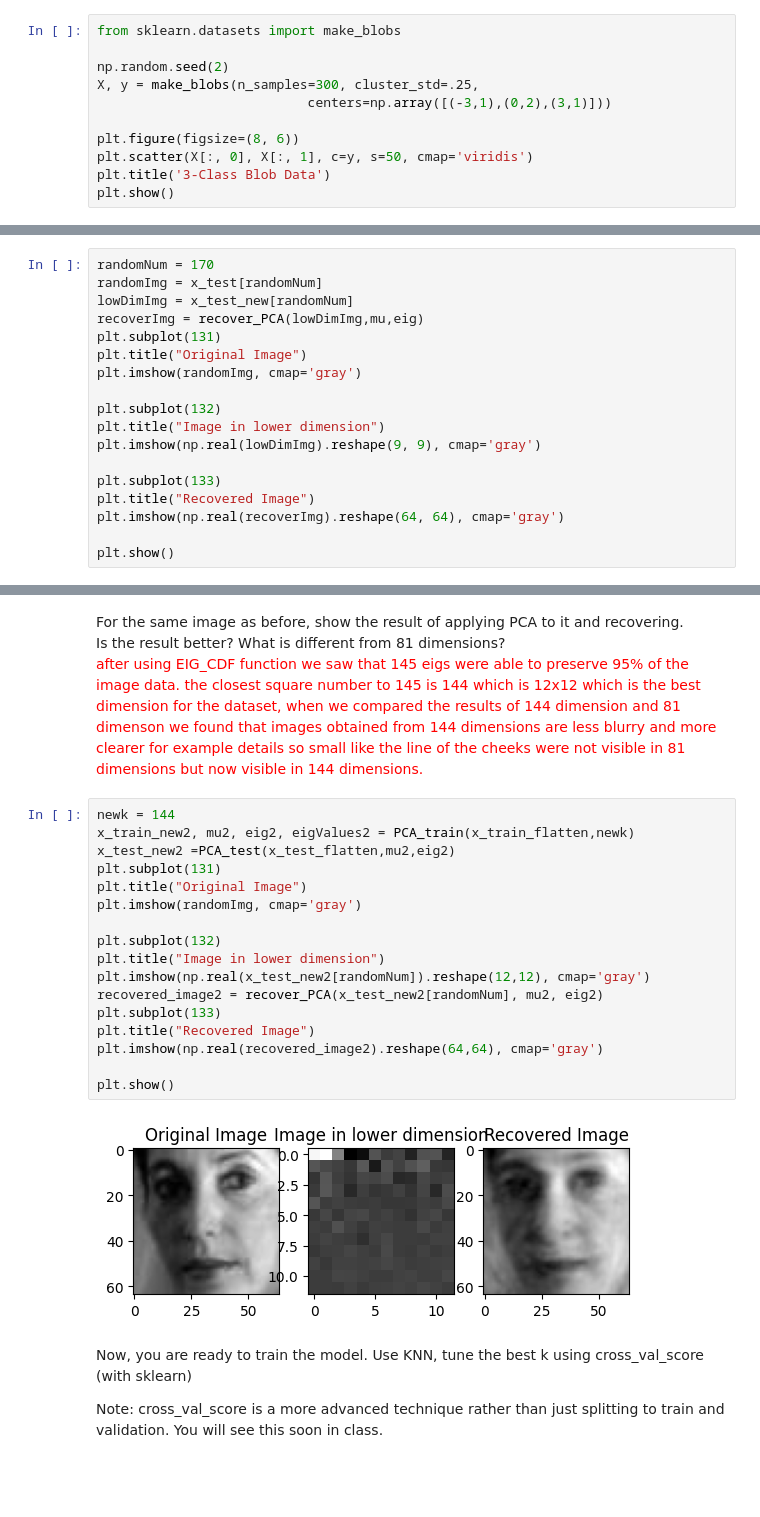
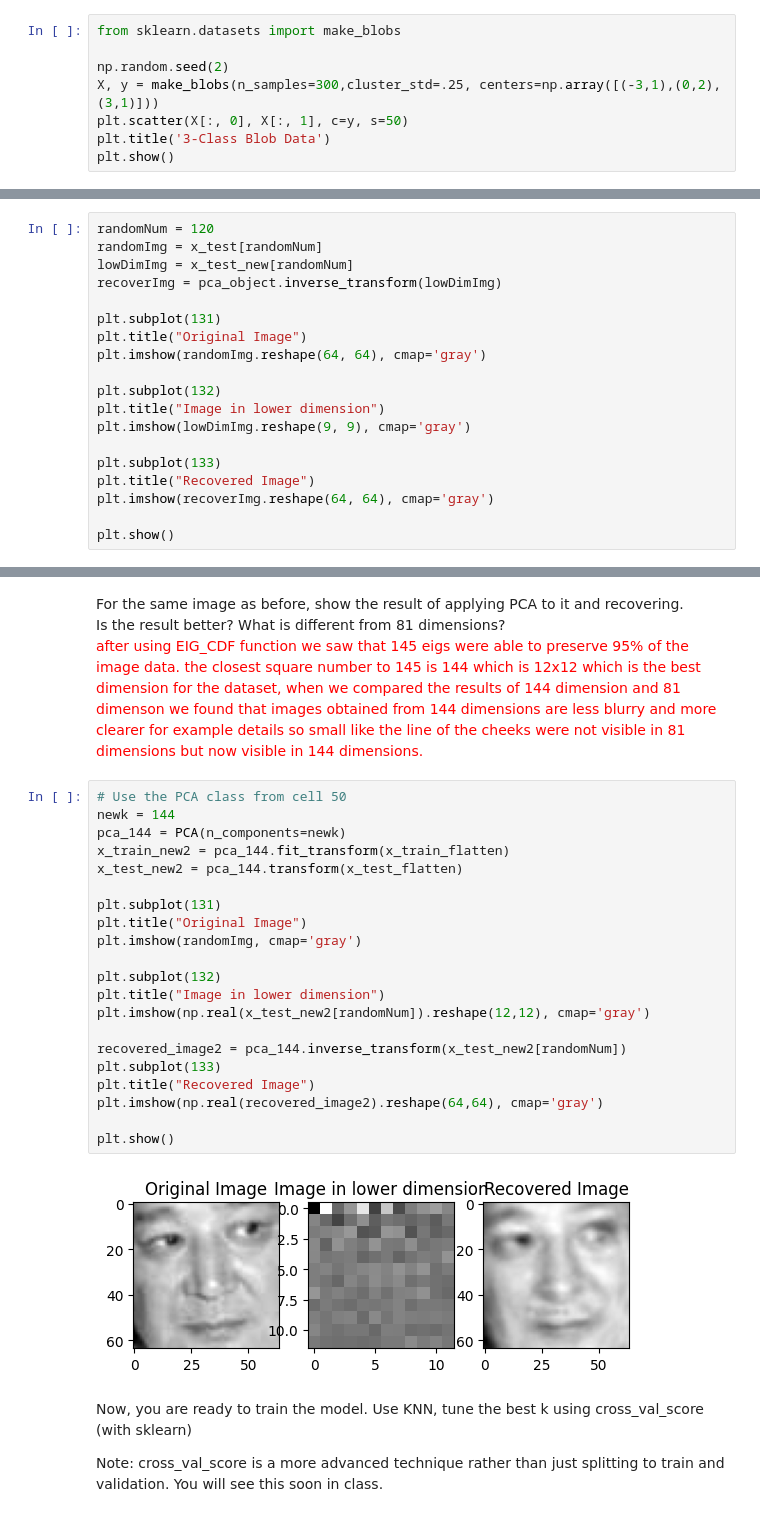
Before and after one commit to MahmoudAbade/ML-HW, a Jupyter notebook: HW3.ipynb, the cells around one changed output, grey strips where cells are left out. Drawn from its saved outputs; the diff is of its cells as text; blank space fills up the shorter version.

```diff
--- a/HW3.ipynb
+++ b/HW3.ipynb
@@ -353,11 +353,8 @@ The data
 from sklearn.datasets import make_blobs
 
 np.random.seed(2)
-X, y = make_blobs(n_samples=300, cluster_std=.25,
-                           centers=np.array([(-3,1),(0,2),(3,1)]))
-
-plt.figure(figsize=(8, 6))
-plt.scatter(X[:, 0], X[:, 1], c=y, s=50, cmap='viridis')
+X, y = make_blobs(n_samples=300,cluster_std=.25, centers=np.array([(-3,1),(0,2),(3,1)]))
+plt.scatter(X[:, 0], X[:, 1], c=y, s=50)
 plt.title('3-Class Blob Data')
 plt.show()
 # %% [output]
@@ -679,21 +679,22 @@ x_test_new = PCA_test(x_test_flatten,mu,eig) # Implement here
 # %% [markdown]
 Pick some image and show the result of applying PCA to it, and then try to recover the whole size again.
 # %%
-randomNum = 170
+randomNum = 120
 randomImg = x_test[randomNum]
 lowDimImg = x_test_new[randomNum]
-recoverImg = recover_PCA(lowDimImg,mu,eig)
+recoverImg = pca_object.inverse_transform(lowDimImg)
+
 plt.subplot(131)
 plt.title("Original Image")
-plt.imshow(randomImg, cmap='gray')
+plt.imshow(randomImg.reshape(64, 64), cmap='gray')
 
 plt.subplot(132)
 plt.title("Image in lower dimension")
-plt.imshow(np.real(lowDimImg).reshape(9, 9), cmap='gray')
+plt.imshow(lowDimImg.reshape(9, 9), cmap='gray')
 
 plt.subplot(133)
 plt.title("Recovered Image")
-plt.imshow(np.real(recoverImg).reshape(64, 64), cmap='gray')
+plt.imshow(recoverImg.reshape(64, 64), cmap='gray')
 
 plt.show()
 # %% [output]
@@ -728,24 +729,28 @@ For the same image as before, show the result of applying PCA to it and recoveri
 Is the result better? What is different from 81 dimensions? <br/>
 <font color='red'>after using EIG_CDF function we saw that 145 eigs were able to preserve 95% of the image data. the closest square number to 145 is 144 which is 12x12 which is the best dimension for the dataset, when we compared the results of 144 dimension and 81 dimenson we found that images obtained from 144 dimensions are less blurry and more clearer for example details so small like the line of the cheeks were not visible in 81 dimensions but now visible in 144 dimensions.</font>
 # %%
+# Use the PCA class from cell 50
 newk = 144
-x_train_new2, mu2, eig2, eigValues2 = PCA_train(x_train_flatten,newk)
-x_test_new2 =PCA_test(x_test_flatten,mu2,eig2)
+pca_144 = PCA(n_components=newk)
+x_train_new2 = pca_144.fit_transform(x_train_flatten)
+x_test_new2 = pca_144.transform(x_test_flatten)
+
 plt.subplot(131)
 plt.title("Original Image")
 plt.imshow(randomImg, cmap='gray')
 
 plt.subplot(132)
 plt.title("Image in lower dimension")
 plt.imshow(np.real(x_test_new2[randomNum]).reshape(12,12), cmap='gray')
-recovered_image2 = recover_PCA(x_test_new2[randomNum], mu2, eig2)
+
+recovered_image2 = pca_144.inverse_transform(x_test_new2[randomNum])
 plt.subplot(133)
 plt.title("Recovered Image")
 plt.imshow(np.real(recovered_image2).reshape(64,64), cmap='gray')
 
 plt.show()
 # %% [output]
-[figure, old version]
+[figure, new version]
 # %% [markdown]
 Now, you are ready to train the model. Use KNN, tune the best k using cross_val_score (with sklearn)
 
```
Also changed, not shown: parts of 33 cells of this notebook.
